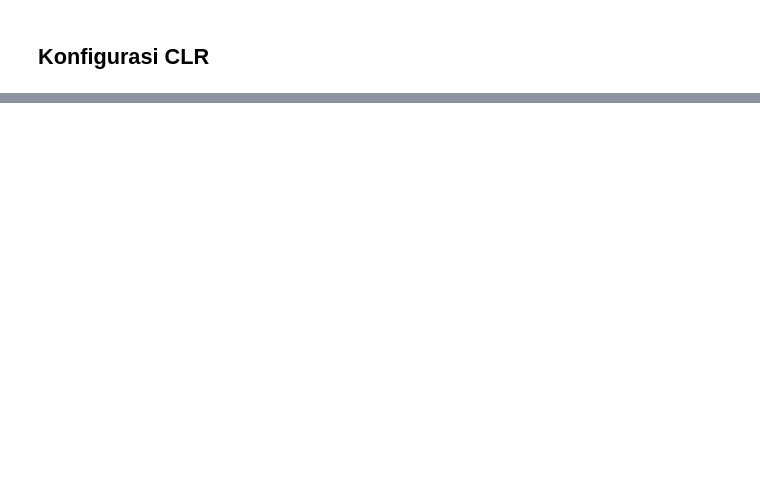
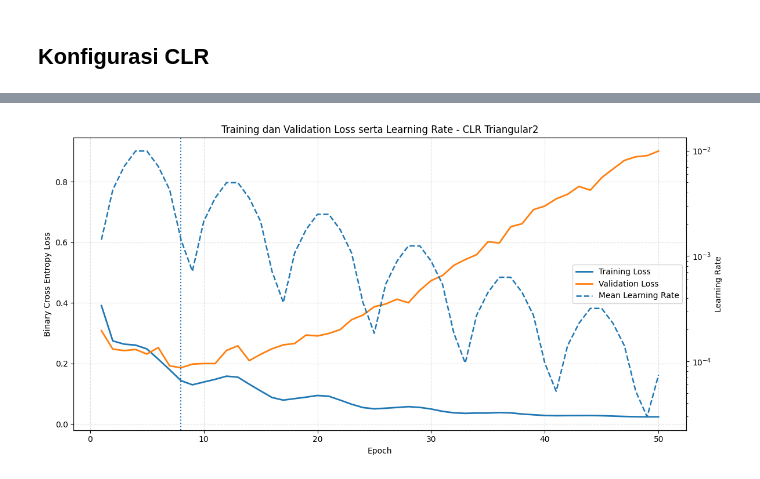
Before and after one commit to Noelsip/final-task, a Jupyter notebook: Tugas_Akhir_CNN.ipynb, the cells around one changed output, grey strips where cells are left out. Cells and saved outputs as stored; diff of their text form; code cells hidden in the pictures; blank space fills up the shorter version.

```diff
--- a/Tugas_Akhir_CNN.ipynb
+++ b/Tugas_Akhir_CNN.ipynb
@@ -2342,0 +2309,90 @@ NameError: name 'fixed_best_epoch' is not defined
+# %%
+# Mengambil nomor epoch dari DataFrame riwayat training.
+epochs_axis_clr = clr_history_df["Epoch"]
+
+# Membuat area grafik utama dengan dua sumbu vertikal.
+fig, ax1 = plt.subplots(
+    figsize=(12, 6)
+)
+
+# Menggambar training loss pada sumbu pertama.
+ax1.plot(
+    epochs_axis_clr,
+    clr_history_df["loss"],
+    label="Training Loss",
+    linewidth=2
+)
+
+# Menggambar validation loss pada sumbu pertama.
+ax1.plot(
+    epochs_axis_clr,
+    clr_history_df["val_loss"],
+    label="Validation Loss",
+    linewidth=2
+)
+
+# Memberikan label epoch pada sumbu horizontal.
+ax1.set_xlabel("Epoch")
+
+# Memberikan label loss pada sumbu vertikal pertama.
+ax1.set_ylabel(
+    "Binary Cross Entropy Loss"
+)
+
+# Memberikan judul utama grafik.
+ax1.set_title(
+    "Training dan Validation Loss serta Learning Rate - CLR Triangular2"
+)
+
+# Menandai posisi epoch terbaik berdasarkan validation loss.
+ax1.axvline(
+    clr_best_epoch,
+    linestyle=":",
+    linewidth=1.5
+)
+
+# Membuat sumbu vertikal kedua untuk learning rate.
+ax2 = ax1.twinx()
+
+# Menggambar rata-rata learning rate pada setiap epoch.
+ax2.plot(
+    epochs_axis_clr,
+    clr_history_df["Learning_Rate_Mean"],
+    linestyle="--",
+    linewidth=1.8,
+    label="Mean Learning Rate"
+)
+
+# Memberikan label learning rate pada sumbu kedua.
+ax2.set_ylabel("Learning Rate")
+
+# Menggunakan skala logaritmik untuk learning rate.
+ax2.set_yscale("log")
+
+# Mengambil informasi legend dari grafik loss.
+lines_1, labels_1 = ax1.get_legend_handles_labels()
+
+# Mengambil informasi legend dari grafik learning rate.
+lines_2, labels_2 = ax2.get_legend_handles_labels()
+
+# Menggabungkan seluruh legend pada satu tempat.
+ax1.legend(
+    lines_1 + lines_2,
+    labels_1 + labels_2,
+    loc="best"
+)
+
+# Menampilkan grid pada grafik utama.
+ax1.grid(
+    True,
+    linestyle="--",
+    alpha=0.4
+)
+
+# Menyesuaikan tata letak kedua sumbu.
+fig.tight_layout()
+
+# Menampilkan grafik loss dan learning rate.
+plt.show()
+# %% [output]
+[figure, added]
```
Also changed, not shown: parts of 77 cells of this notebook.
